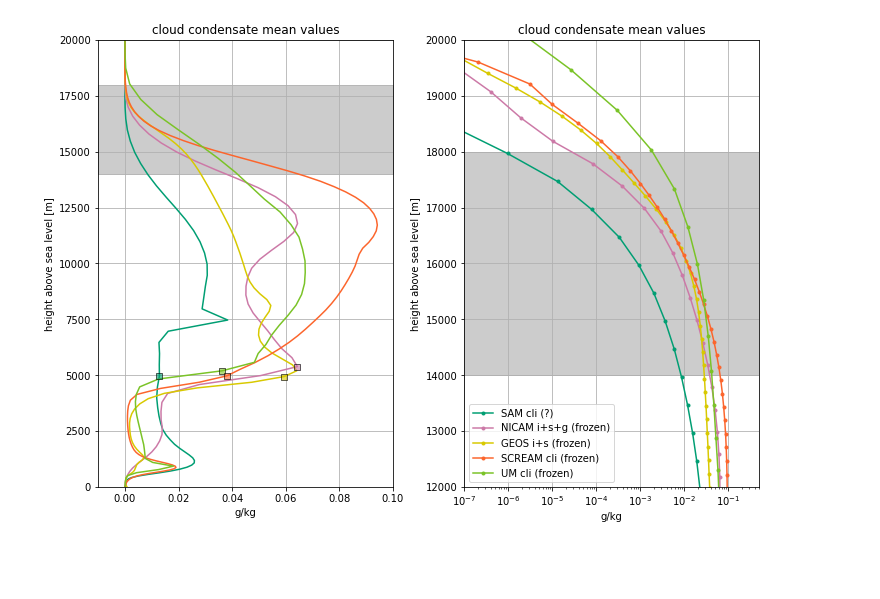
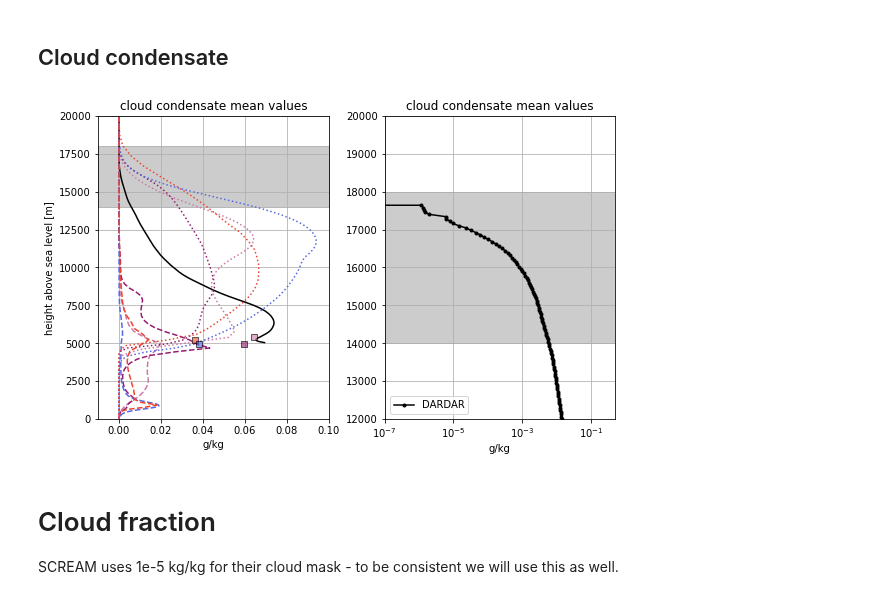
Before and after one commit to smturbev/dyamond2, a Jupyter notebook: python_scripts/vert_profiles.ipynb, the cells around one changed output. Drawn from its saved outputs; the diff is of its cells as text; code cells hidden in the pictures; blank space fills up the shorter version.

```diff
--- a/python_scripts/vert_profiles.ipynb
+++ b/python_scripts/vert_profiles.ipynb
@@ -53,46 +103,53 @@ clw_dict["GEOS"].shape
+# %% [markdown]
+## Cloud condensate
 # %%
 
 #### height given in file ####
 cliw={}
-m="SAM"
-z = "z"
-fig, [ax, axt] = plt.subplots(1,2, figsize=(10,7), constrained_layout=True)
-# clw_dict[m].plot(y=z, ax=ax, color=colors[m], linestyle="--")
-# cli_dict[m].plot(y=z, ax=ax, color=colors[m], linestyle=":")
-cliw[m] = (clw_dict[m]+cli_dict[m])
-cliw[m].plot(y=z, ax=ax, color=colors[m])
-cliw[m].plot(y=z, ax=axt, color=colors[m], marker=".", label=m+" cli (?)")
+fig, [ax, axt] = plt.subplots(1,2, figsize=(8,5), constrained_layout=True)
+m="DARDAR"
+z = "height"
+ax.plot((cli_dict[m])[:335], z_dict[m][:335], color=colors["OBS"])
+axt.plot((cli_dict[m])[:335], z_dict[m][:335], color=colors["OBS"], marker=".", label=m)
+
+# m="SAM"
+# z = "z"
+# # clw_dict[m].plot(y=z, ax=ax, color=colors[m], linestyle="--")
+# # cli_dict[m].plot(y=z, ax=ax, color=colors[m], linestyle=":")
+# cliw[m] = (clw_dict[m]+cli_dict[m])
+# cliw[m].plot(y=z, ax=ax, color=colors[m])
+# cliw[m].plot(y=z, ax=axt, color=colors[m], marker=".", label=m+" cli (ice only)")
 
 m="NICAM"
 z = "lev"
-# ((clw_dict[m])*1000).plot(y=z, ax=ax, color=colors[m], linestyle="--")
-# ((cli_dict[m])*1000).plot(y=z, ax=ax, color=colors[m], linestyle=":")
+((clw_dict[m])*1000).plot(y=z, ax=ax, color=colors[m], linestyle="--")
+((cli_dict[m])*1000).plot(y=z, ax=ax, color=colors[m], linestyle=":")
 cliw[m] = (clw_dict[m]+cli_dict[m])*1000
-cliw[m].plot(y=z, ax=ax, color=colors[m])
-cliw[m].plot(y=z, ax=axt, color=colors[m], marker=".", label=m+" i+s+g (frozen)")
+# cliw[m].plot(y=z, ax=ax, color=colors[m])
+# cliw[m].plot(y=z, ax=axt, color=colors[m], marker=".", label=m)
 
 ### height from zg output ###
 m="GEOS"
-# ax.plot((clw_dict[m]*1000)[:-1], sc_z, color=colors[m], linestyle="--")
-# ax.plot((cli_dict[m]*1000)[:-1], sc_z, color=colors[m], linestyle=":")
+ax.plot((clw_dict[m]*1000), z_dict[m], color=colors[m], linestyle="--")
+ax.plot((cli_dict[m]*1000), z_dict[m], color=colors[m], linestyle=":")
 cliw[m] = (clw_dict[m]+cli_dict[m])*1000
-ax.plot((cliw[m]), z_ge, color=colors[m])
-axt.plot((cliw[m]), z_ge, color=colors[m], marker=".", label=m+" i+s (frozen)")
+# ax.plot((cliw[m]), z_ge, color=colors[m])
+# axt.plot((cliw[m]), z_ge, color=colors[m], marker=".", label=m)
 
 ##### calculated height #####
 m="SCREAM"
-# ax.plot((clw_dict[m]*1000)[:-1], sc_z, color=colors[m], linestyle="--")
-# ax.plot((cli_dict[m]*1000)[:-1], sc_z, color=colors[m], linestyle=":")
+ax.plot((clw_dict[m]*1000)[:-1], z_dict[m], color=colors[m], linestyle="--")
+ax.plot((cli_dict[m]*1000)[:-1], z_dict[m], color=colors[m], linestyle=":")
 cliw[m] = (clw_dict[m]+cli_dict[m])*1000
-ax.plot((cliw[m])[:-1], z_sc, color=colors[m])
-axt.plot((cliw[m])[:-1], z_sc, color=colors[m], marker=".", label=m+" cli (frozen)")
+# ax.plot((cliw[m])[:-1], z_dict[m], color=colors[m])
+# axt.plot((cliw[m])[:-1], z_dict[m], color=colors[m], marker=".", label=m)
 
 m="UM"
-# ax.plot((clw_dict[m]*1000)[:-1], um_z, color=colors[m], linestyle="--")
-# ax.plot((cli_dict[m]*1000)[:-1], um_z, color=colors[m], linestyle=":")
+ax.plot((clw_dict[m]*1000)[:-1], z_dict[m], color=colors[m], linestyle="--")
+ax.plot((cli_dict[m]*1000)[:-1], z_dict[m], color=colors[m], linestyle=":")
 cliw[m] = (clw_dict[m]+cli_dict[m])*1000
-ax.plot(cliw[m][:-1], z_um, color=colors[m])
-axt.plot(cliw[m][:-1], z_um, color=colors[m], marker=".", label=m+" cli (frozen)")
+# ax.plot(cliw[m][:-1], z_dict[m], color=colors[m])
+# axt.plot(cliw[m][:-1], z_dict[m], color=colors[m], marker=".", label=m)
 
 i_um = np.argmin(abs(ta_dict["UM"].values-273))
 i_sc = np.argmin(abs(ta_dict["SCREAM"].values-273))
@@ -102,34 +159,38 @@ i_ge = np.argmin(abs(ta_dict["GEOS"].values-273))
 
 ax.scatter(cliw["UM"][i_um], z_um[i_um], color=colors["UM"], marker="s",
            alpha=0.6, s=30, edgecolor="k", zorder=2)
 ax.scatter(cliw["NICAM"][i_ni], clw_dict["NICAM"].lev[i_ni], marker="s",
            color=colors["NICAM"], alpha=0.6, s=30, edgecolor="k", zorder=2)
-ax.scatter(cliw["SAM"][i_sa], clw_dict["SAM"].z[i_sa], color=colors["SAM"],
-           marker="s", alpha=0.6, s=30, edgecolor="k", zorder=2)
+# ax.scatter(cliw["SAM"][i_sa], clw_dict["SAM"].z[i_sa], color=colors["SAM"],
+#            marker="s", alpha=0.6, s=30, edgecolor="k", zorder=2)
 ax.scatter(cliw["SCREAM"][i_sc], z_sc[i_sc], color=colors["SCREAM"],
            marker="s", alpha=0.6, s=30, edgecolor="k", zorder=2)
 ax.scatter(cliw["GEOS"][i_ge], z_ge[i_ge], color=colors["GEOS"],
            marker="s", alpha=0.6, s=30, edgecolor="k", zorder=2)
 
 
 ax.fill_between([-1e-2,1e-1],14000,18000,color="k",alpha=0.2)
 ax.set_title("cloud condensate mean values")
 ax.set_xlabel("g/kg")
 ax.grid()
 axt.fill_between([-1e-2,1],14000,18000,color="k",alpha=0.2)
 axt.set_title("cloud condensate mean values")
 axt.set_xlabel("g/kg")
 axt.grid()
 
 ax.set_xlim([-1e-2,1e-1])
 ax.set_ylim([0,20000])
 
 axt.legend(loc="lower left")
 axt.set_xlim([1e-7,0.5])
 axt.set_ylim([12000, 20000])
 axt.set_xscale("log")
-plt.savefig("../plots/TWP/TWP_3D_cli+clw_mean.png", dpi=120)
+# plt.savefig("../plots/TWP/TWP_3D_cli+clw_mean.png", dpi=120)
 
 plt.show()
 # %% [output]
-[figure, old version]
+[figure, new version]
+# %% [markdown]
+# Cloud fraction
+
+SCREAM uses 1e-5 kg/kg for their cloud mask - to be consistent we will use this as well.
```
Also changed, not shown: parts of 20 cells of this notebook, 24 other files.
